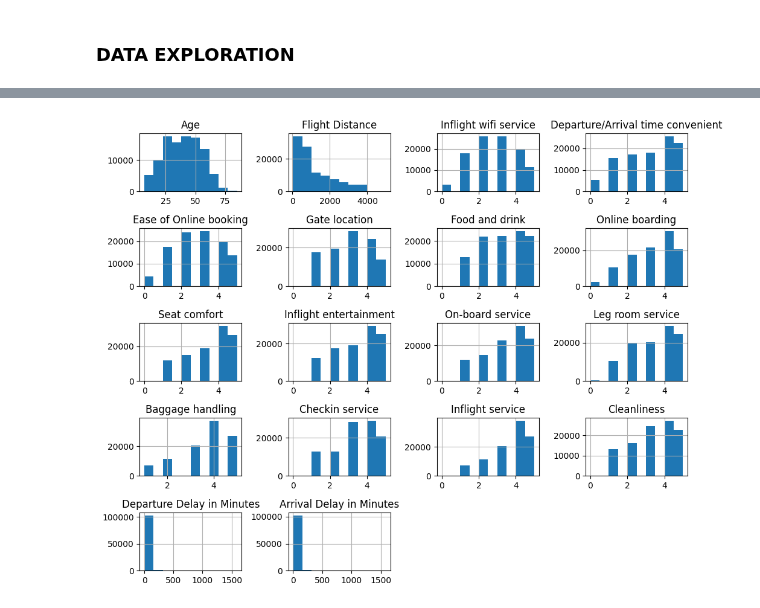
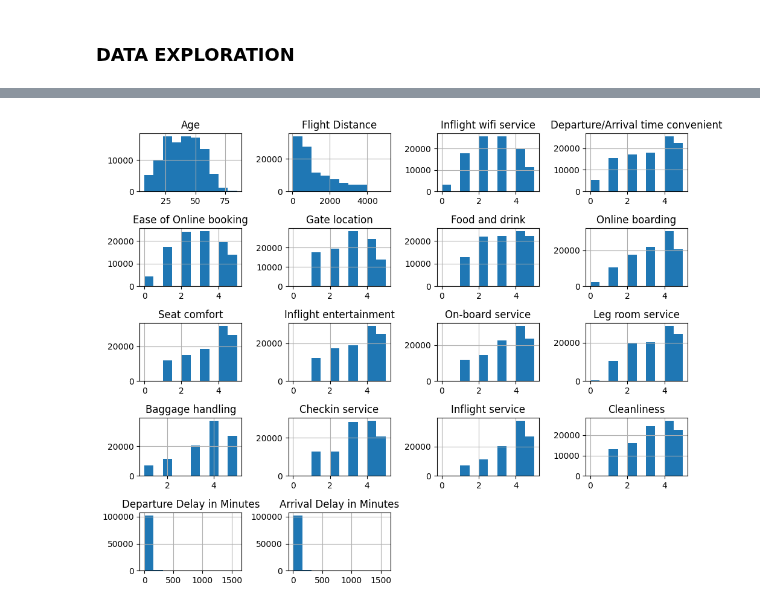
Before and after one commit to mingos25/Data-Science-Project, a Jupyter notebook: ds-project.ipynb, the cells around one changed output, grey strips where cells are left out. Cells and saved outputs as stored; diff of their text form; code cells hidden in the pictures.

Commit message:
added data cleaning e outliers

```diff
--- a/ds-project.ipynb
+++ b/ds-project.ipynb
@@ -301,0 +321,3 @@ Name: 213, dtype: object
+# %%
+df_train_clean = df_train_feat_clean.dropna()
+df_test_clean = df_test_feat_clean.dropna()
@@ -314,11 +387,11 @@ df_train_feat_clean.describe()
 | 75% | 51.000000 | 1743.000000 | 4.000000 | 4.000000 | 4.000000 | ... |
 | max | 85.000000 | 4983.000000 | 5.000000 | 5.000000 | 5.000000 | ... |
 # %%
-df_train_feat_clean.hist(figsize=(10, 8))
+df_train_clean.hist(figsize=(10, 8))
 plt.tight_layout()
 plt.show()
 # %% [output]
-[figure, old version]
+[figure, new version]
 # %%
 df_train_feat_clean_subset = df_train_feat_clean.loc[: , "Inflight wifi service":"Cleanliness"]
 sns.boxplot(data=df_train_feat_clean_subset)
```
Also changed, not shown: parts of 35 cells of this notebook.
